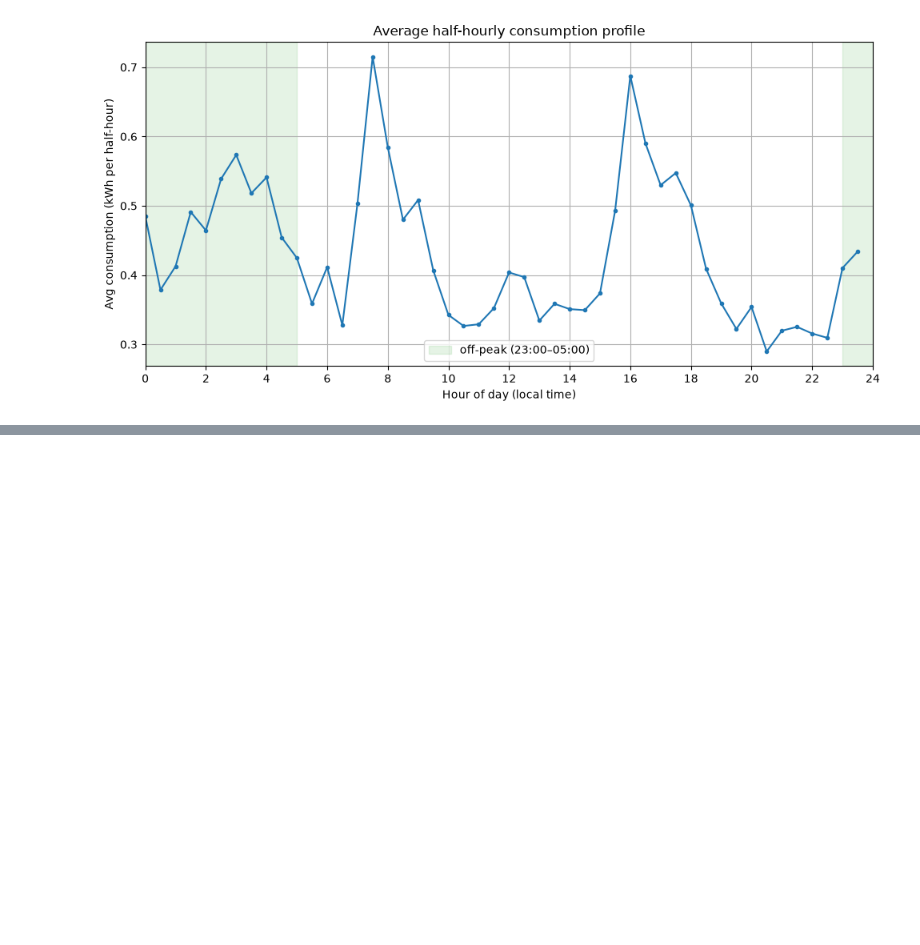
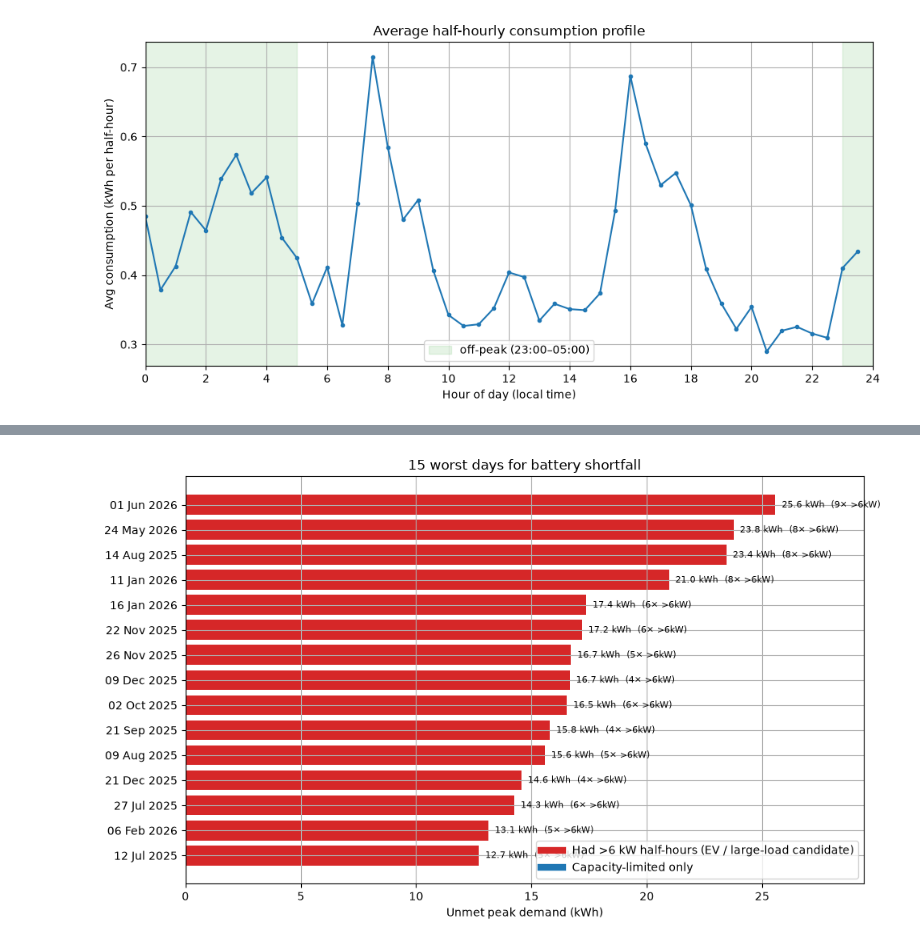
Before and after one commit to mrcarlfarmer/home-energy-battery-analysis, a Jupyter notebook: notebooks/battery_savings_analysis.ipynb, the cells around one changed output, grey strips where cells are left out. Drawn from its saved outputs; the diff is of its cells as text; code cells hidden in the pictures; blank space fills up the shorter version.

```diff
--- a/notebooks/battery_savings_analysis.ipynb
+++ b/notebooks/battery_savings_analysis.ipynb
@@ -239,0 +514,21 @@ plt.show()
+# %%
+top = daily.sort_values("shortfall_kwh", ascending=False).head(15).iloc[::-1]
+tlabels = top.index.strftime("%d %b %Y")
+colors = ["tab:red" if s > 0 else "tab:blue" for s in top["power_limited_slots"]]
+
+fig, ax = plt.subplots(figsize=(10, 6))
+ax.barh(tlabels, top["shortfall_kwh"], color=colors)
+for i, (val, pw) in enumerate(zip(top["shortfall_kwh"], top["power_limited_slots"])):
+    tag = f"{val:.1f} kWh" + (f"  ({pw}× >6kW)" if pw > 0 else "")
+    ax.text(val, i, "  " + tag, va="center", fontsize=8)
+ax.set_xlabel("Unmet peak demand (kWh)")
+ax.set_title("15 worst days for battery shortfall")
+red = plt.Line2D([0], [0], color="tab:red", lw=6)
+blue = plt.Line2D([0], [0], color="tab:blue", lw=6)
+ax.legend([red, blue], ["Had >6 kW half-hours (EV / large-load candidate)", "Capacity-limited only"], loc="lower right")
+ax.margins(x=0.15)
+plt.tight_layout()
+plt.savefig(OUT_DIR / "battery_exceedance_worst_days.png", dpi=120)
+plt.show()
+# %% [output]
+[figure, added]
```
Also changed, not shown: parts of 16 cells of this notebook, 7 other files.
